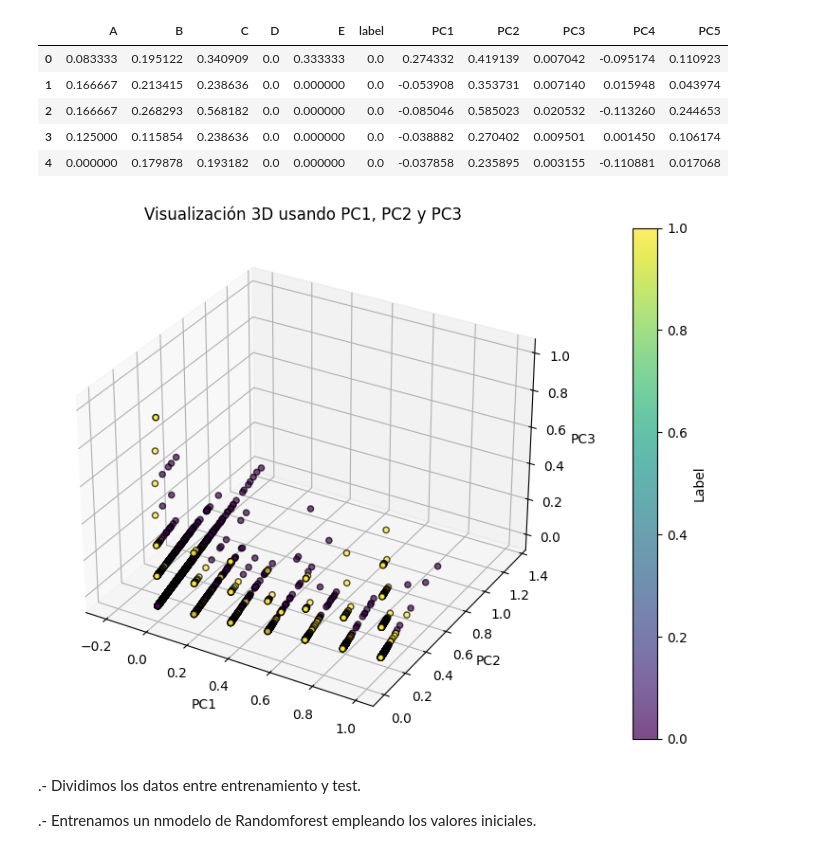
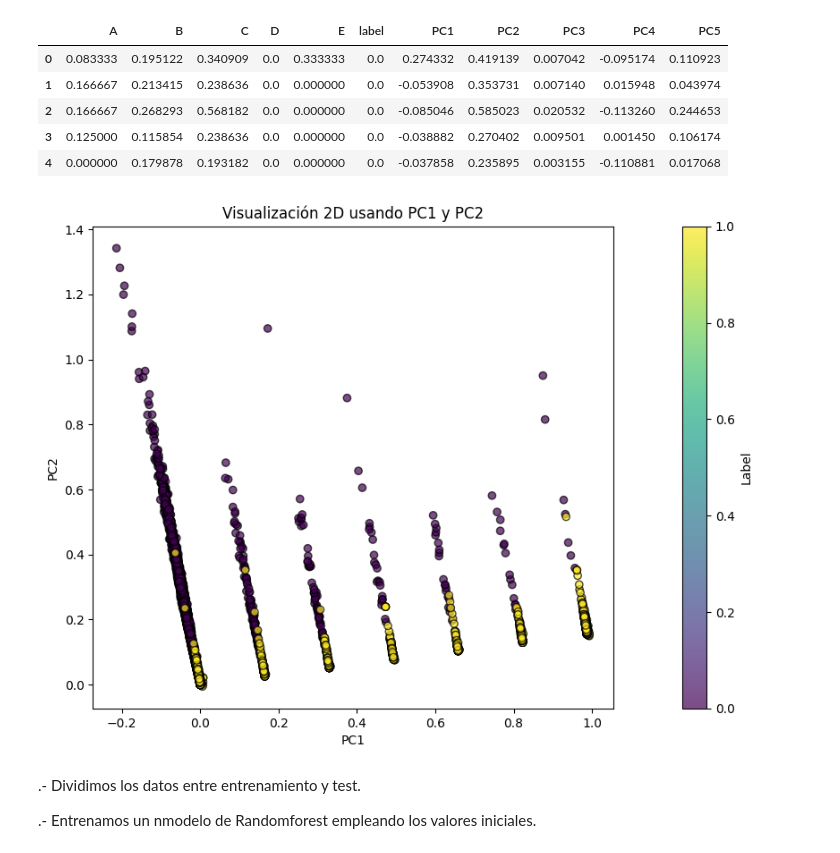
Before and after one commit to cartesiosson/ai-data-science, a Jupyter notebook: ANS/Practica-2/muinar07_act2_Notebook.ipynb, the cells around one changed output. Saved outputs shown, nothing was run; the diff lists cells and outputs as text; code cells hidden in the pictures.

```diff
--- a/ANS/Practica-2/muinar07_act2_Notebook.ipynb
+++ b/ANS/Practica-2/muinar07_act2_Notebook.ipynb
@@ -405,37 +405,33 @@ df_normalizado.head()
 # %%
 import matplotlib.pyplot as plt
 from mpl_toolkits.mplot3d import Axes3D
 
+# Crear la figura y el gráfico 2D
+fig, ax = plt.subplots(figsize=(10, 7))
 
-# Crear la figura y el gráfico 3D
-fig = plt.figure(figsize=(10, 7))
-ax = fig.add_subplot(111, projection='3d')
-
-# Dibujar los puntos en el gráfico 3D usando PC1, PC2, PC3 como coordenadas
+# Dibujar los puntos en el gráfico 2D usando PC1 y PC2 como coordenadas
 scatter = ax.scatter(
     df_normalizado['PC1'],
     df_normalizado['PC2'],
-    df_normalizado['PC3'],
     c=df_normalizado['label'].round(1),
     cmap='viridis',
     edgecolor='k',
     alpha=0.7
 )
 
 # Etiquetas de los ejes
 ax.set_xlabel('PC1')
 ax.set_ylabel('PC2')
-ax.set_zlabel('PC3')
-ax.set_title('Visualización 3D usando PC1, PC2 y PC3')
+ax.set_title('Visualización 2D usando PC1 y PC2')
 
 # Agregar la barra de color para la etiqueta
 cbar = plt.colorbar(scatter, ax=ax, pad=0.1)
 cbar.set_label('Label')
 
 # Mostrar el gráfico
 plt.show()
 # %% [output]
-[figure, old version]
+[figure, new version]
 # %% [markdown]
 .- Dividimos los datos entre entrenamiento y test.
 
```
Also changed, not shown: parts of 6 cells of this notebook.
